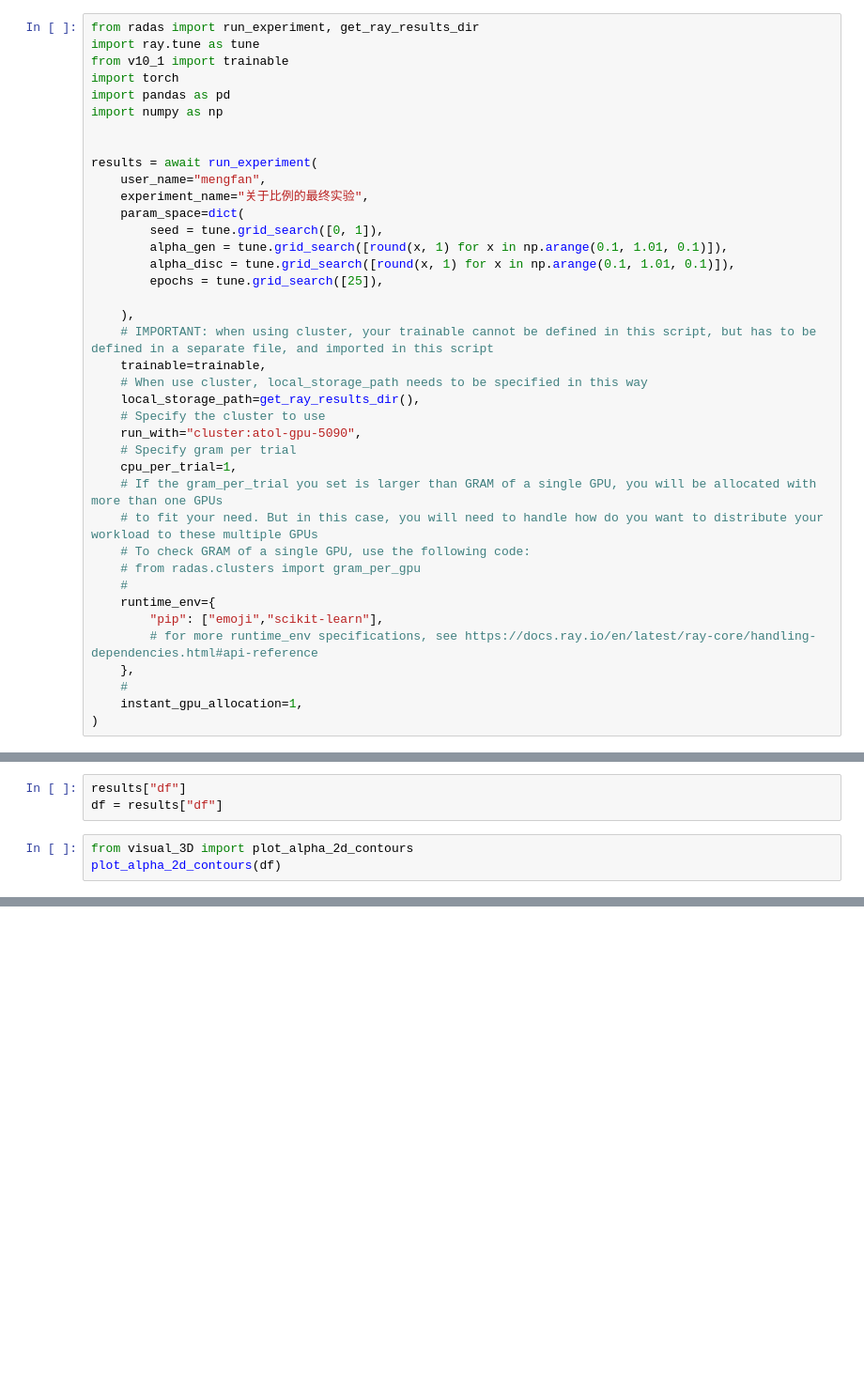
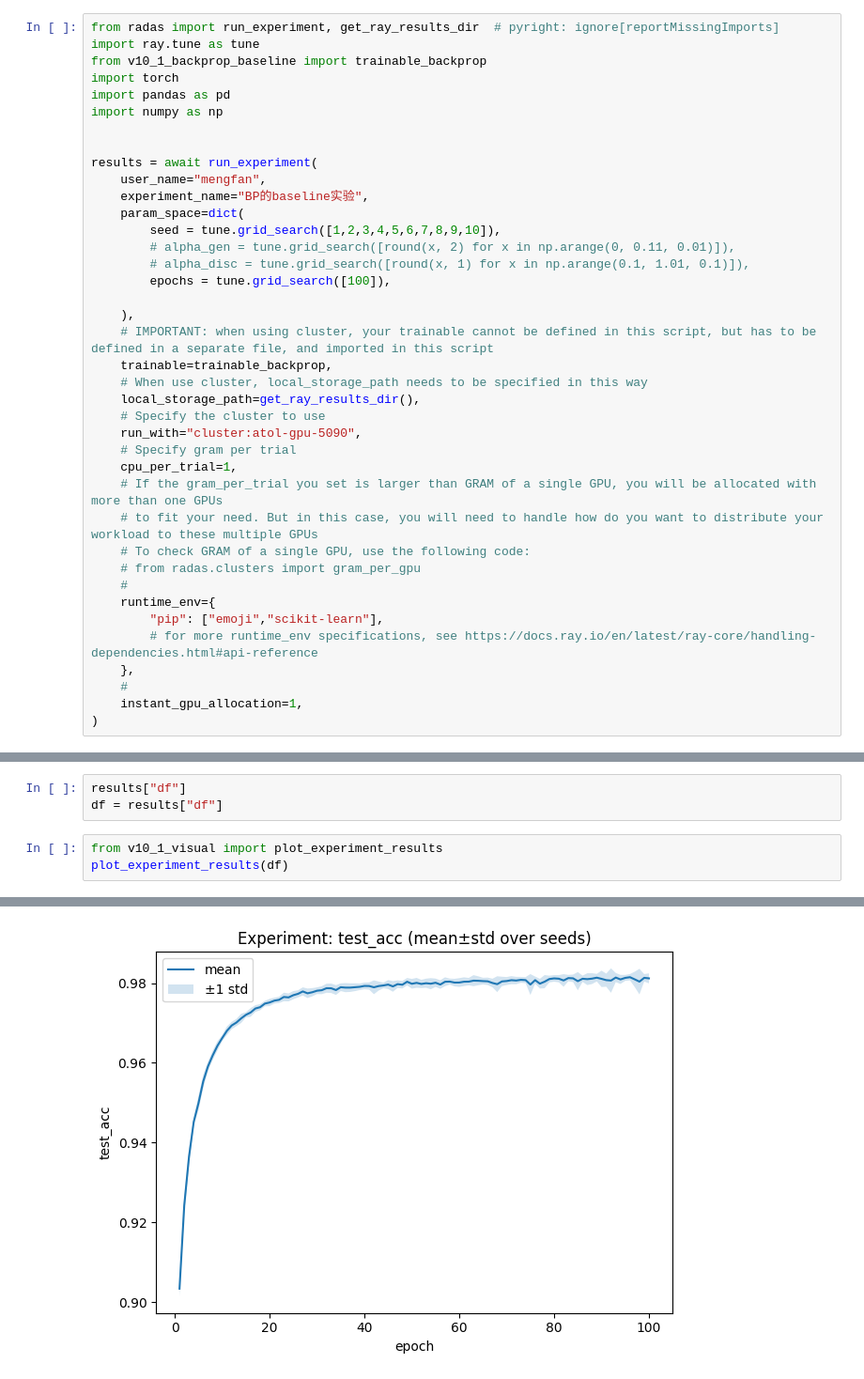
Before and after one commit to ManYmf/BiPCN, a Jupyter notebook: v10/use_cluster.ipynb, the cells around one changed output, grey strips where cells are left out. Shown at 94% size. Saved outputs shown, nothing was run; the diff lists cells and outputs as text; blank space fills up the shorter version.

```diff
--- a/v10/use_cluster.ipynb
+++ b/v10/use_cluster.ipynb
@@ -1,7 +1,7 @@
 # %%
-from radas import run_experiment, get_ray_results_dir
+from radas import run_experiment, get_ray_results_dir  # pyright: ignore[reportMissingImports]
 import ray.tune as tune
-from v10_1 import trainable
+from v10_1_backprop_baseline import trainable_backprop
 import torch
 import pandas as pd
 import numpy as np
@@ -9,16 +9,16 @@ import numpy as np
 
 results = await run_experiment(
     user_name="mengfan",
-    experiment_name="关于比例的最终实验",
+    experiment_name="BP的baseline实验",
     param_space=dict(
-        seed = tune.grid_search([0, 1]),
-        alpha_gen = tune.grid_search([round(x, 1) for x in np.arange(0.1, 1.01, 0.1)]),
-        alpha_disc = tune.grid_search([round(x, 1) for x in np.arange(0.1, 1.01, 0.1)]),
-        epochs = tune.grid_search([25]),
+        seed = tune.grid_search([1,2,3,4,5,6,7,8,9,10]),
+        # alpha_gen = tune.grid_search([round(x, 2) for x in np.arange(0, 0.11, 0.01)]),
+        # alpha_disc = tune.grid_search([round(x, 1) for x in np.arange(0.1, 1.01, 0.1)]),
+        epochs = tune.grid_search([100]),
 
     ),
     # IMPORTANT: when using cluster, your trainable cannot be defined in this script, but has to be defined in a separate file, and imported in this script
-    trainable=trainable,
+    trainable=trainable_backprop,
     # When use cluster, local_storage_path needs to be specified in this way
     local_storage_path=get_ray_results_dir(),
     # Specify the cluster to use
@@ -43,5 +72,6 @@ CancelledError:
 results["df"]
 df = results["df"]
 # %%
-from visual_3D import plot_alpha_2d_contours
-plot_alpha_2d_contours(df)
+from v10_1_visual import plot_experiment_results
+plot_experiment_results(df)
+# %% [output]
@@ -47,0 +80 @@ plot_alpha_2d_contours(df)
+[figure, added]
```
Also changed, not shown: parts of 4 cells of this notebook, 5 other files.
